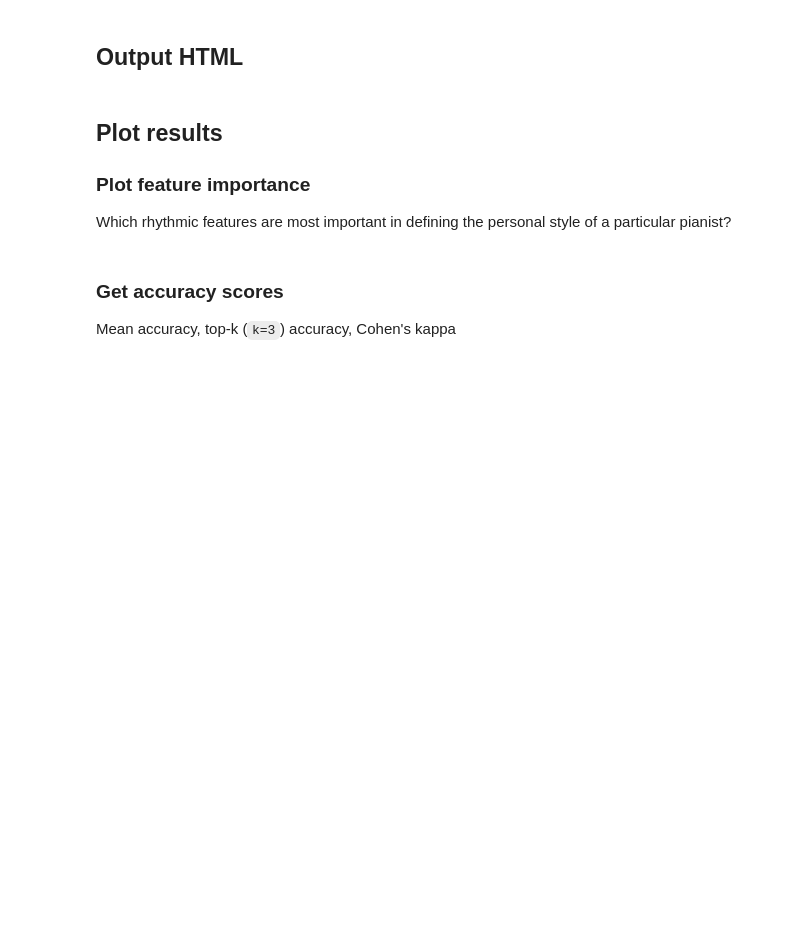
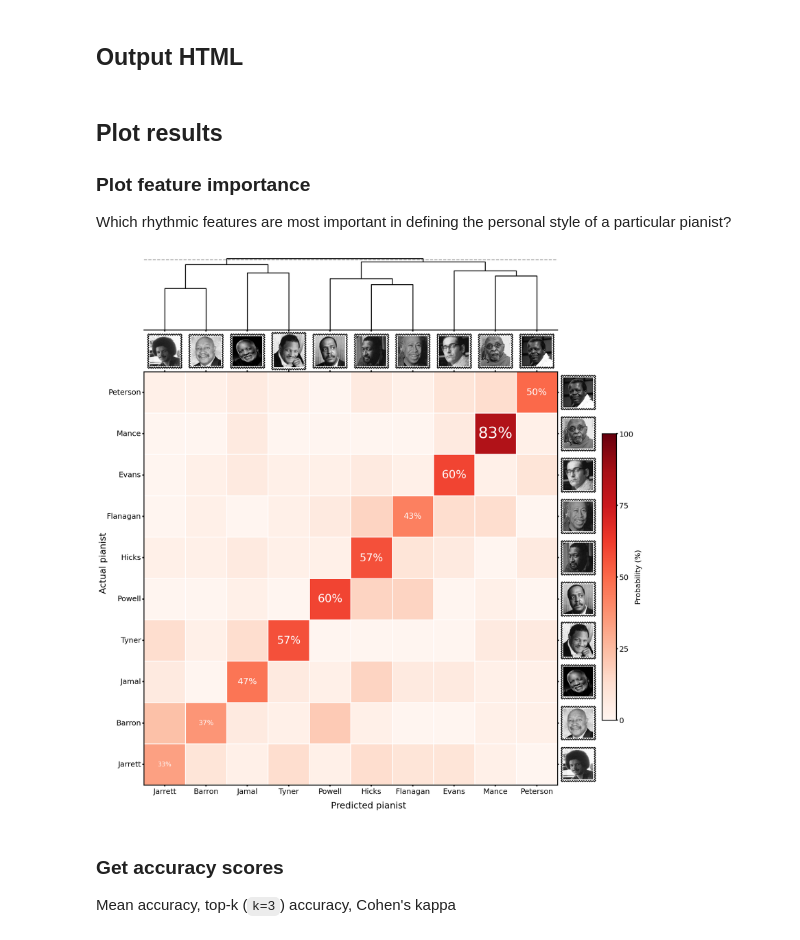
Before and after one commit to HuwCheston/Jazz-Trio-Database, a Jupyter notebook: notebooks/prediction/0.1-cheston-prediction-rhythmic-features.ipynb, the cells around one changed output. Drawn from its saved outputs; the diff is of its cells as text; code cells hidden in the pictures; blank space fills up the shorter version.

```diff
--- a/notebooks/prediction/0.1-cheston-prediction-rhythmic-features.ipynb
+++ b/notebooks/prediction/0.1-cheston-prediction-rhythmic-features.ipynb
@@ -722,8 +695,10 @@ with open(f'{utils.get_project_root()}/html_output.html', 'w') as f:
 ### Plot feature importance
 Which rhythmic features are most important in defining the personal style of a particular pianist?
 # %%
-HeatMapPredictionProbDendro(rf_opt.predicts, include_images=False).create_plot()
+HeatMapPredictionProbDendro(rf_init.predicts, include_images=True).create_plot()
 plt.show()
+# %% [output]
+[figure, added]
 # %% [markdown]
 ### Get accuracy scores
 Mean accuracy, top-k (`k=3`) accuracy, Cohen's kappa
```
Also changed, not shown: parts of 30 cells of this notebook, 2 other files.
